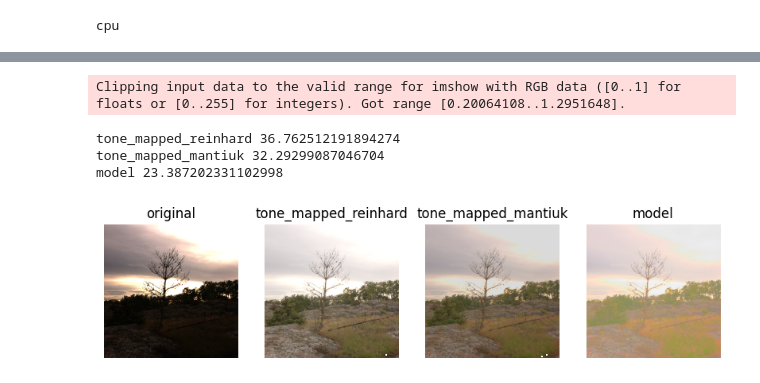
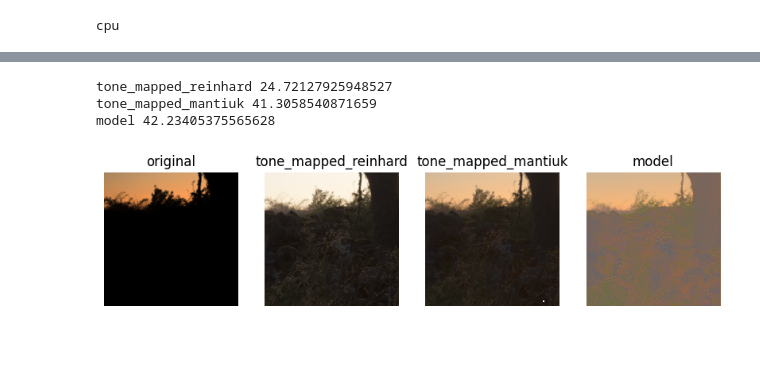
Before and after one commit to twezowic/SIGK, a Jupyter notebook: lab2/note.ipynb, the cells around one changed output, grey strips where cells are left out. Cells and saved outputs as stored; diff of their text form; code cells hidden in the pictures; blank space fills up the shorter version.

Commit message:
Fix batches.

```diff
--- a/lab2/note.ipynb
+++ b/lab2/note.ipynb
@@ -182,7 +182,7 @@ class SelfTMO(nn.Module):
         exp2_enc = self.encoder(exp2)
         exp3_enc = self.encoder(exp3)
 
-        concat = torch.concat([exp1_enc, exp2_enc, exp3_enc], axis = 0)
+        concat = torch.concat([exp1_enc, exp2_enc, exp3_enc], axis = 1)
 
         concat = self.fusion(concat)
         concat = self.decoder(concat, exp1, exp2, exp3)
@@ -264,8 +264,7 @@ val_size = len(dataset) - train_size
 
 train_dataset, val_dataset = random_split(dataset, [train_size, val_size])
 
-# train_loader = DataLoader(train_dataset, batch_size=1, shuffle=True)
-# val_loader = DataLoader(val_dataset, batch_size=4, shuffle=False)
+train_loader = DataLoader(train_dataset, batch_size=4, shuffle=True)
 # %%
 num_epochs = 400
 losses = {"train":[],"val":[]}
@@ -328,40 +325,42 @@ def color_correction(img_in, img_out, s=0.6):
 # %%
 # torch.save(model, 'test.pth')
 # %%
-# image=val_dataset[3]
+image=val_dataset[3]
+image_org=clip(image.numpy().transpose(1, 2, 0))
+image = image.unsqueeze(0).to(device)
 
-# img_low, img_mid, img_high = exposures(image)
-# image=np.clip(image.numpy().transpose(1, 2, 0), 0, 1)
+img_low, img_mid, img_high = exposures(image)
 
-# result = np.clip(model(img_low, img_mid, img_high).detach().numpy().transpose(1, 2, 0), 0, 1)
+result = model(img_low, img_mid, img_high).squeeze(0)
+result = result.detach().numpy().transpose(1, 2, 0)
 # %%
-# tone_mapped_reinhard = tone_map_reinhard(image)
-# tone_mapped_mantiuk = tone_map_mantiuk(image)
+tone_mapped_reinhard = tone_map_reinhard(image_org)
+tone_mapped_mantiuk = tone_map_mantiuk(image_org)
+result_corrected = clip(color_correction(image_org, result))
 
-# fig, axes = plt.subplots(1, 4, figsize=(10, 10))
+fig, axes = plt.subplots(1, 4, figsize=(10, 10))
 
-# axes[0].imshow(fix_colors(image))
-# axes[0].axis('off')
-# axes[0].set_title("original")
+axes[0].imshow(fix_colors(image_org))
+axes[0].axis('off')
+axes[0].set_title("original")
 
-# axes[1].imshow(fix_colors(tone_mapped_reinhard))
-# axes[1].axis('off')
-# axes[1].set_title("tone_mapped_reinhard")
+axes[1].imshow(fix_colors(tone_mapped_reinhard))
+axes[1].axis('off')
+axes[1].set_title("tone_mapped_reinhard")
 
-# axes[2].imshow(fix_colors(tone_mapped_mantiuk))
-# axes[2].axis('off')
-# axes[2].set_title("tone_mapped_mantiuk")
+axes[2].imshow(fix_colors(tone_mapped_mantiuk))
+axes[2].axis('off')
+axes[2].set_title("tone_mapped_mantiuk")
 
-# axes[3].imshow(fix_colors(color_correction(image, result)))
-# axes[3].axis('off')
-# axes[3].set_title("model")
+axes[3].imshow(fix_colors(result_corrected))
+axes[3].axis('off')
+axes[3].set_title("model")
 
-# print('tone_mapped_reinhard', evaluate_image(image=tone_mapped_reinhard))
-# print('tone_mapped_mantiuk', evaluate_image(image=tone_mapped_mantiuk))
-# print('model', evaluate_image(image=result))
+print('tone_mapped_reinhard', evaluate_image(image=tone_mapped_reinhard))
+print('tone_mapped_mantiuk', evaluate_image(image=tone_mapped_mantiuk))
+print('model', evaluate_image(image=result_corrected))
 # %% [output]
-Clipping input data to the valid range for imshow with RGB data ([0..1] for floats or [0..255] for integers). Got range [0.20064108..1.2951648].
+tone_mapped_reinhard 24.72127925948527
+tone_mapped_mantiuk 41.3058540871659
+model 42.23405375565628
-tone_mapped_reinhard 36.762512191894274
-tone_mapped_mantiuk 32.29299087046704
-model 23.387202331102998
-[figure, old version]
+[figure, new version]
```
Also changed, not shown: parts of 3 cells of this notebook.
